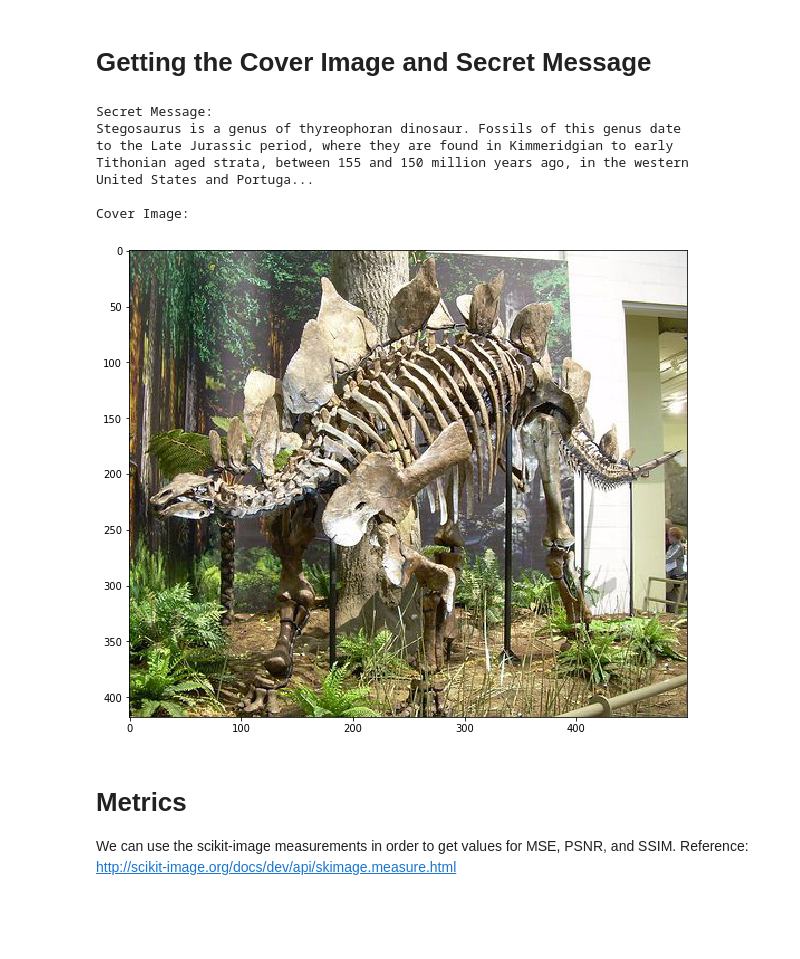
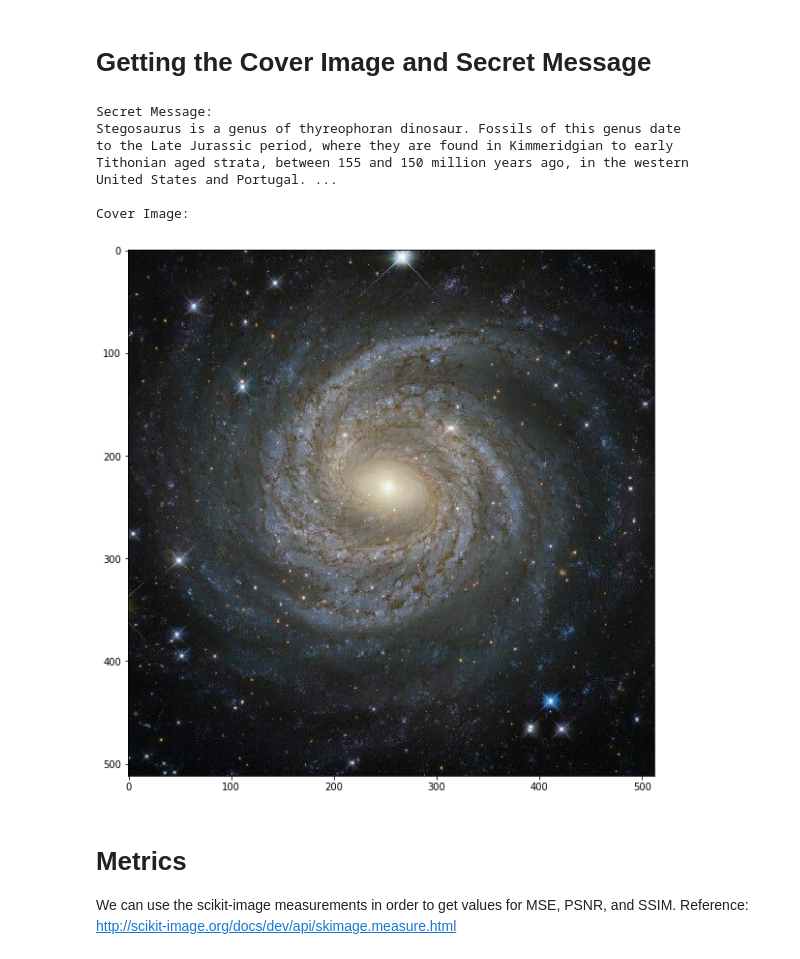
Before and after one commit to mtfuller/CS4732-LSB-Steg, a Jupyter notebook: LSB Steganography.ipynb, the cells around one changed output. Cells and saved outputs as stored; diff of their text form; code cells hidden in the pictures; blank space fills up the shorter version.

```diff
--- a/LSB Steganography.ipynb
+++ b/LSB Steganography.ipynb
@@ -4,37 +4,37 @@
 import cv2
 import numpy as np
 from matplotlib import pyplot as plt
 
 %matplotlib inline
 
-def file_to_string(file='./secret_message.txt'):
+def file_to_string(file='./analysis/text/5.txt'):
     s = ""
     with open(file, 'r') as f:
         for line in f:
             s += line
     return s
 
 def display_img(img):
     plt.figure(figsize=(10, 10))
     plt.imshow(cv2.cvtColor(img, cv2.COLOR_BGR2RGB))
 
-cover_img = cv2.imread('./img/cover2.jpg',1)
+cover_img = cv2.imread('./analysis/img/3.jpg',1)
 secret_message = file_to_string()
 
 print("Secret Message:")
 print(secret_message[:256]+"...")
 
 print("\nCover Image:")
 display_img(cover_img)
 # %% [output]
 Secret Message:
 Stegosaurus is a genus of thyreophoran dinosaur. Fossils of this genus date
 to the Late Jurassic period, where they are found in Kimmeridgian to early
 Tithonian aged strata, between 155 and 150 million years ago, in the western
-United States and Portuga...
+United States and Portugal. ...
 
 Cover Image:
-[figure, old version]
+[figure, new version]
 # %% [markdown]
 # Metrics
 We can use the scikit-image measurements in order to get values for MSE, PSNR, and SSIM. Reference: <http://scikit-image.org/docs/dev/api/skimage.measure.html>
```
Also changed, not shown: parts of 10 cells of this notebook, 7 other files.
